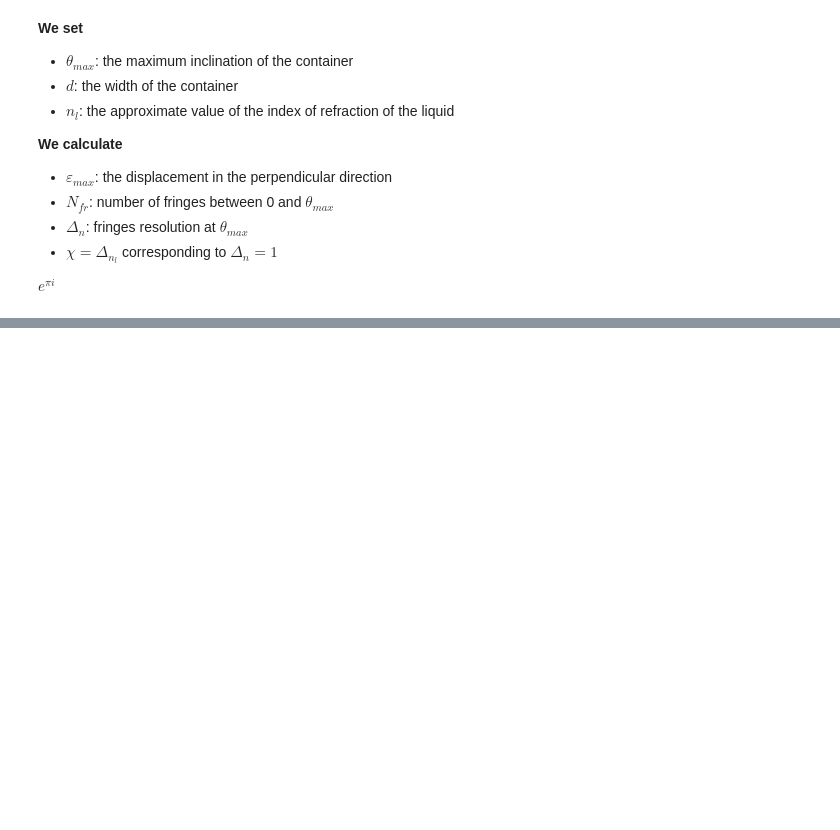
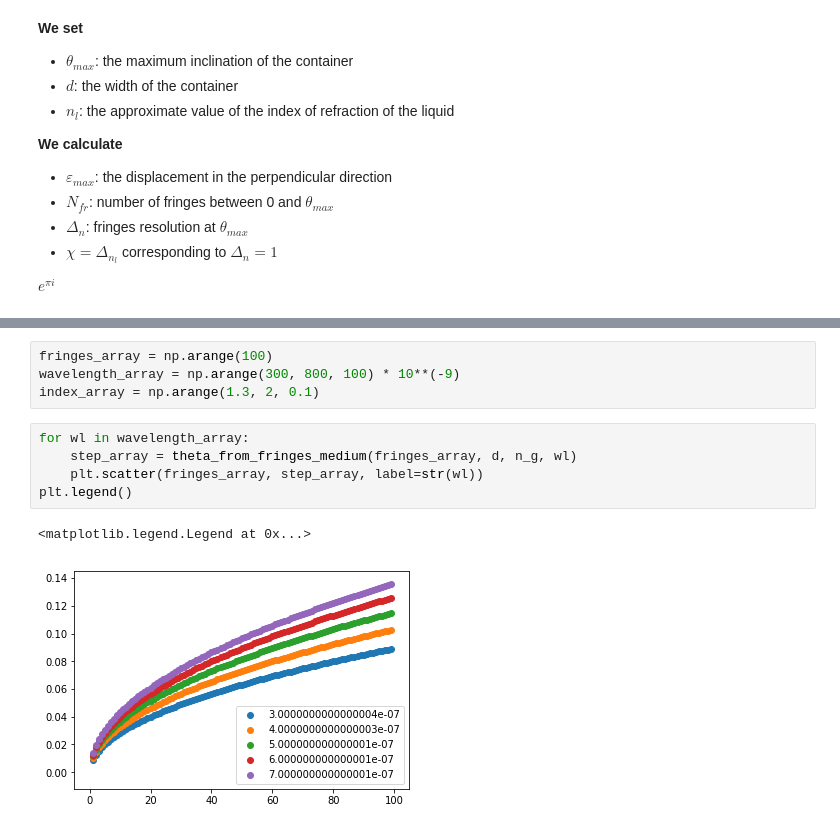
Before and after one commit to jacopok/interferometry, a Jupyter notebook: Interferometry.ipynb, the cells around one changed output, grey strips where cells are left out. Drawn from its saved outputs; the diff is of its cells as text; blank space fills up the shorter version.

```diff
--- a/Interferometry.ipynb
+++ b/Interferometry.ipynb
@@ -306,0 +307,12 @@ chi =  26.789999997796077
+# %%
+fringes_array = np.arange(100)
+wavelength_array = np.arange(300, 800, 100) * 10**(-9)
+index_array = np.arange(1.3, 2, 0.1)
+# %%
+for wl in wavelength_array:
+    step_array = theta_from_fringes_medium(fringes_array, d, n_g, wl)
+    plt.scatter(fringes_array, step_array, label=str(wl))
+plt.legend()
+# %% [output]
+<matplotlib.legend.Legend at 0x...>
+[figure, added]
```
Also changed, not shown: parts of 15 cells of this notebook, 2 other files.
